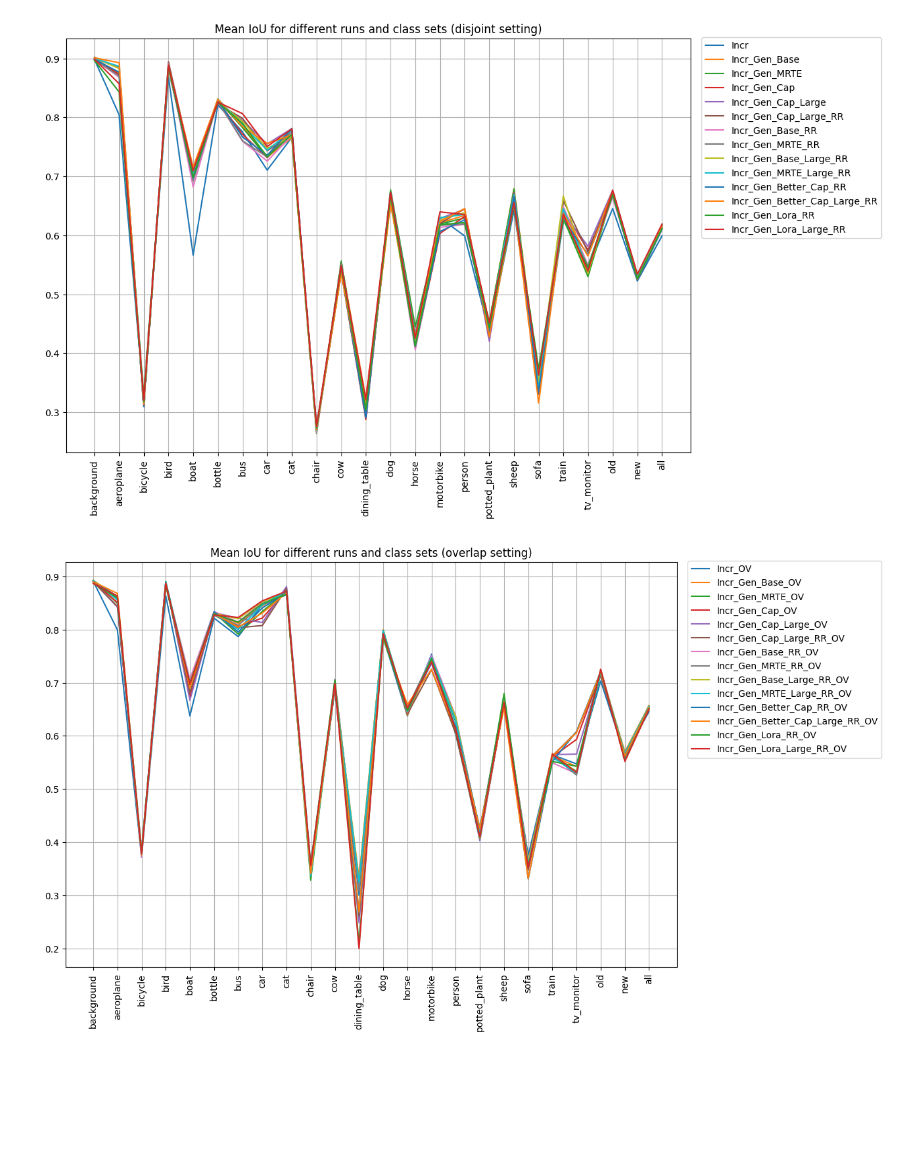
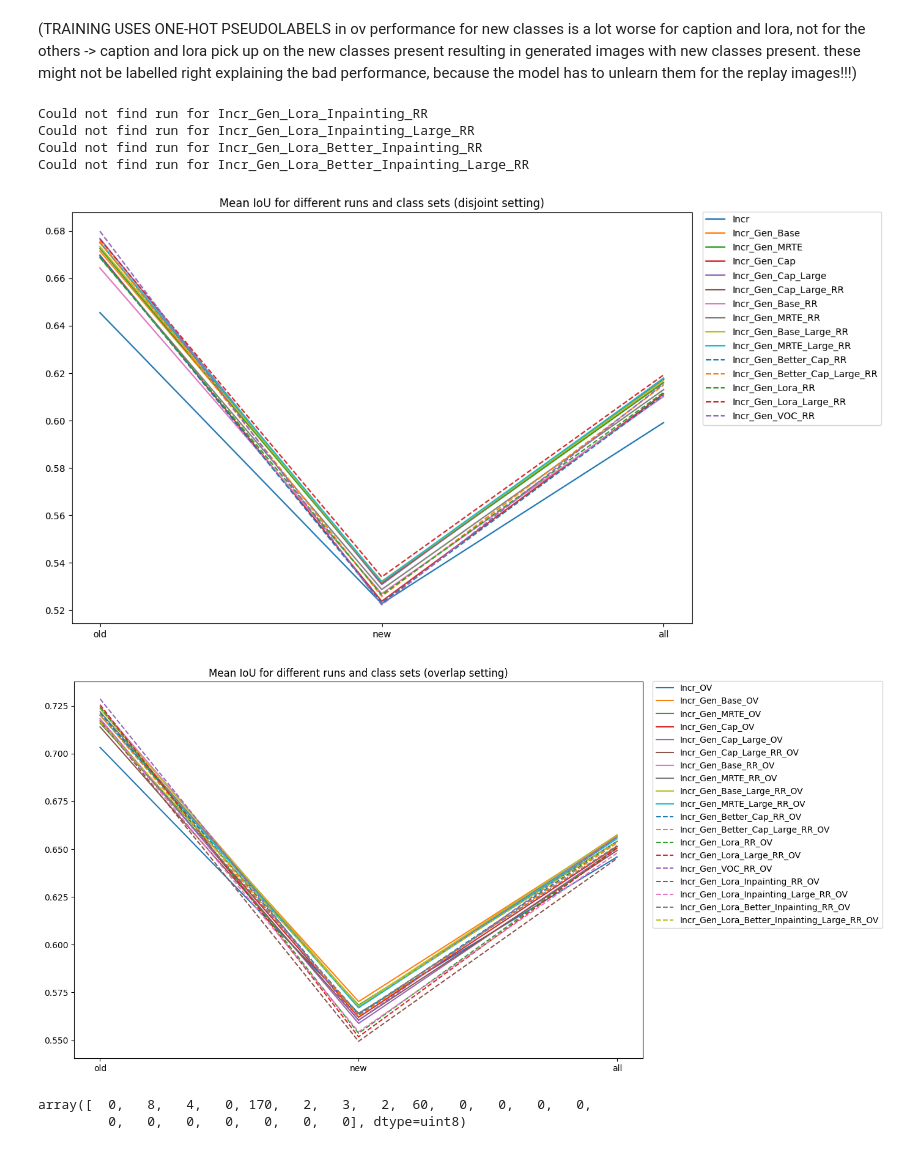
Before and after one commit to leon-marx/wilson_gen, a Jupyter notebook: scripts/analyze_class_iou.ipynb, the cells around one changed output. Drawn from its saved outputs; the diff is of its cells as text; code cells hidden in the pictures; blank space fills up the shorter version.

Commit message:
Added some analysis scripts to control and evaluate data and model quality

```diff
--- a/scripts/analyze_class_iou.ipynb
+++ b/scripts/analyze_class_iou.ipynb
@@ -25,6 +27,16 @@ RUN_NAMES = [
     "Incr_Gen_Better_Cap_Large_RR",
     "Incr_Gen_Lora_RR",
     "Incr_Gen_Lora_Large_RR",
+    "Incr_Gen_VOC_RR",
+    "Incr_Gen_Lora_Inpainting_RR",
+    "Incr_Gen_Lora_Inpainting_Large_RR",
+    "Incr_Gen_Lora_Better_Inpainting_RR",
+    "Incr_Gen_Lora_Better_Inpainting_Large_RR",
+    "Incr_Gen_Lora_Masked_RR",
+    "Incr_Gen_Lora_Masked_Large_RR",
+    "Incr_Gen_Base_Masked_RR",
+    "Incr_Gen_Base_Masked_Large_RR",
+    "Incr_Gen_VOC_Masked_RR",
 ]
 # %%
 os.chdir("/home/thesis/marx/wilson_gen/WILSON")
@@ -66,9 +208,20 @@ classes = [
+# %% [markdown]
+
+
+
+(TRAINING USES ONE-HOT PSEUDOLABELS
+in ov performance for new classes is a lot worse for caption and lora, not for the others -> caption and lora pick up on the new classes present resulting in generated images with new classes present. these might not be labelled right explaining the bad performance, because the model has to unlearn them for the replay images!!!)
 # %%
-PLOT_MODE = "all"  # "all" or "means"
+PLOT_MODE = "all"  # "all" or "means" or "means_reduced"
+PLOT_MODE = "means"
 iou_dict = {True: {}, False: {}}
 for OVERLAP in [False, True]:
     plt.figure(figsize=(12, 8))
-    for name in RUN_NAMES:
+    for run_index, name in enumerate(RUN_NAMES):
+        if run_index > 9:
+            ls = "--"
+        else:
+            ls = "-"
         if OVERLAP:
             name += "_OV"
         found_flag = False
@@ -102,37 +255,58 @@ for OVERLAP in [False, True]:
             for i, cl in enumerate(classes):
                 if i > 0:
                     run_iou_dict[cl] = data[i]
             run_iou_dict["mean"] = mean_iou
             run_iou_dict["old"] = np.mean(data[1:11])
             run_iou_dict["new"] = np.mean(data[11:])
             if name == "Incr" + ("_OV" if OVERLAP else ""):
                 base_mean = mean_iou
                 base_old = np.mean(data[1:11])
                 base_new = np.mean(data[11:])
             iou_dict[OVERLAP][name.replace("_OV", "")] = run_iou_dict
             if PLOT_MODE == "means":
                 # plt.plot([0.5, 1.5, 2.5], [np.mean(data[1:11]) - base_old, np.mean(data[11:]) - base_new, mean_iou - base_mean], label=name)
-                plt.plot([0.5, 1.5, 2.5], [np.mean(data[1:11]), np.mean(data[11:]), mean_iou], label=name)
+                plt.plot([0.5, 1.5, 2.5], [np.mean(data[1:11]), np.mean(data[11:]), mean_iou], label=name, ls=ls)
+                # plt.plot([0, 1], [np.mean(data[1:11]) - base_old] * 2, label=name)
+                # plt.plot([1, 2], [np.mean(data[11:]) - base_new] * 2)
+                # plt.plot([2, 3], [mean_iou - base_mean] * 2)
+            elif PLOT_MODE == "means_reduced":
+                plt.plot([0.5, 1.5, 2.5], [np.mean(data[1:11]) - base_old, np.mean(data[11:]) - base_new, mean_iou - base_mean], label=name, ls=ls)
+                # plt.plot([0.5, 1.5, 2.5], [np.mean(data[1:11]), np.mean(data[11:]), mean_iou], label=name)
                 # plt.plot([0, 1], [np.mean(data[1:11]) - base_old] * 2, label=name)
                 # plt.plot([1, 2], [np.mean(data[11:]) - base_new] * 2)
                 # plt.plot([2, 3], [mean_iou - base_mean] * 2)
             elif PLOT_MODE == "all":
-                plt.plot(data.tolist() + [np.mean(data[1:11]), np.mean(data[11:]), mean_iou], label=name)
+                plt.plot(data.tolist() + [np.mean(data[1:11]), np.mean(data[11:]), mean_iou], label=name, ls=ls)
         except FileNotFoundError as e:
             # print(e)
             print(f"Could not find data for {name}")
             continue
     plt.legend(bbox_to_anchor=(1.01, 1.014))
     if PLOT_MODE == "means":
         plt.xticks([0.5, 1.5, 2.5], ["old", "new", "all"])
+    if PLOT_MODE == "means_reduced":
+        plt.xticks([0.5, 1.5, 2.5], ["old", "new", "all"])
     if PLOT_MODE == "all":
         plt.xticks(np.arange(24), classes + ["old", "new", "all"], rotation=90)
         plt.grid()
     plt.title(f"Mean IoU for different runs and class sets ({'overlap' if OVERLAP else 'disjoint'} setting)")
     plt.show()
 # %% [output]
+Could not find run for Incr_Gen_Lora_Inpainting_RR
+Could not find run for Incr_Gen_Lora_Inpainting_Large_RR
+Could not find run for Incr_Gen_Lora_Better_Inpainting_RR
+Could not find run for Incr_Gen_Lora_Better_Inpainting_Large_RR
-[figure, old version]
+[figure, new version]
-[figure, old version]
+[figure, new version]
+# %%
+import pickle
+with open("/home/thesis/marx/wilson_gen/WILSON/replay_data_lora/10-10-ov/bottle/pseudolabels_1h.pkl", "rb") as f:
+    lbl_1h = pickle.load(f)
+
+sum(list(lbl_1h.values()))
+# %% [output]
+array([  0,   8,   4,   0, 170,   2,   3,   2,  60,   0,   0,   0,   0,
+         0,   0,   0,   0,   0,   0,   0], dtype=uint8)
 # %%
 for cl in classes[1:] + ["old", "new", "mean"]:
     best = 0.0
```
Also changed, not shown: parts of 8 cells of this notebook, 7 other files.
